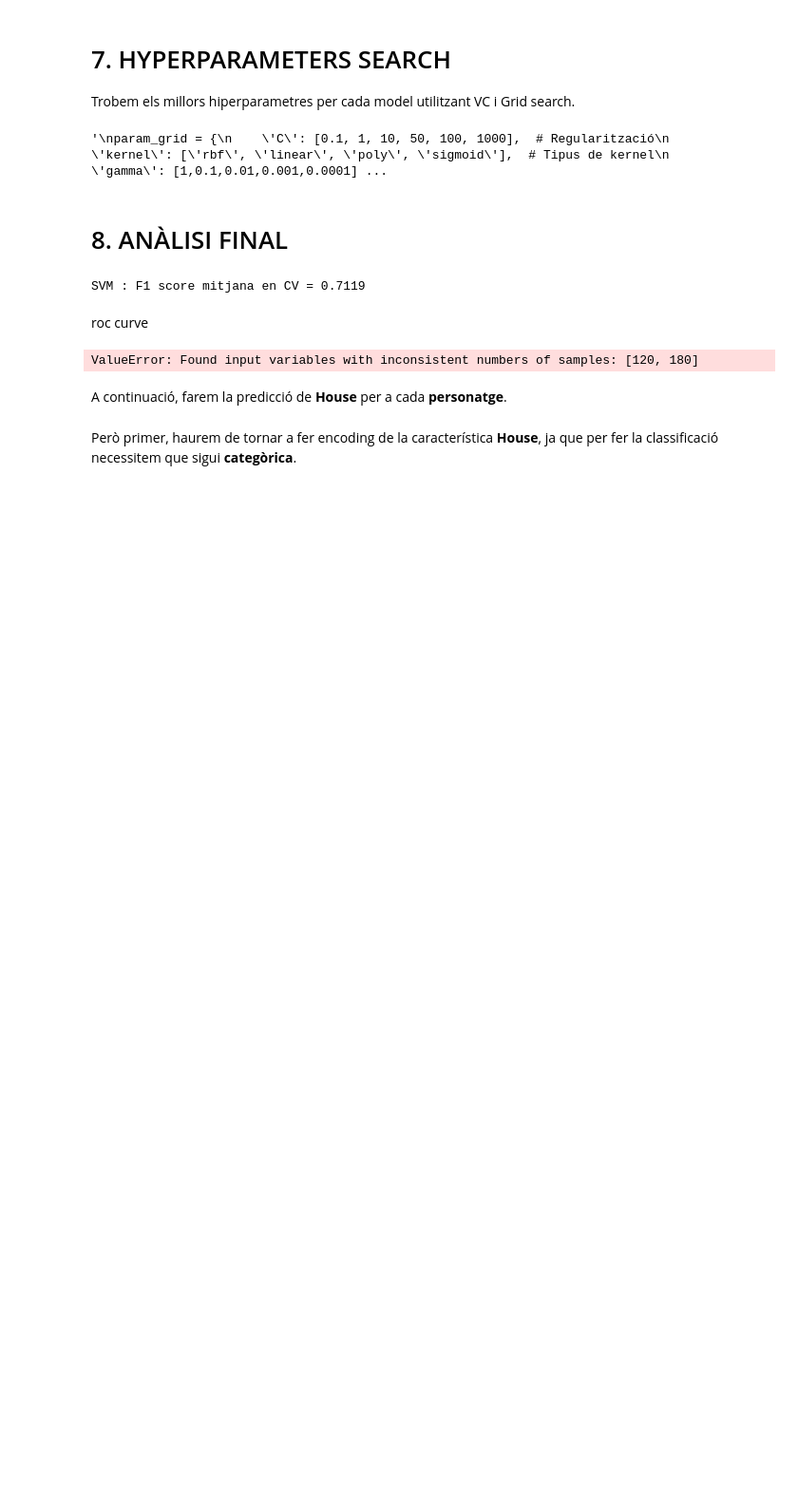
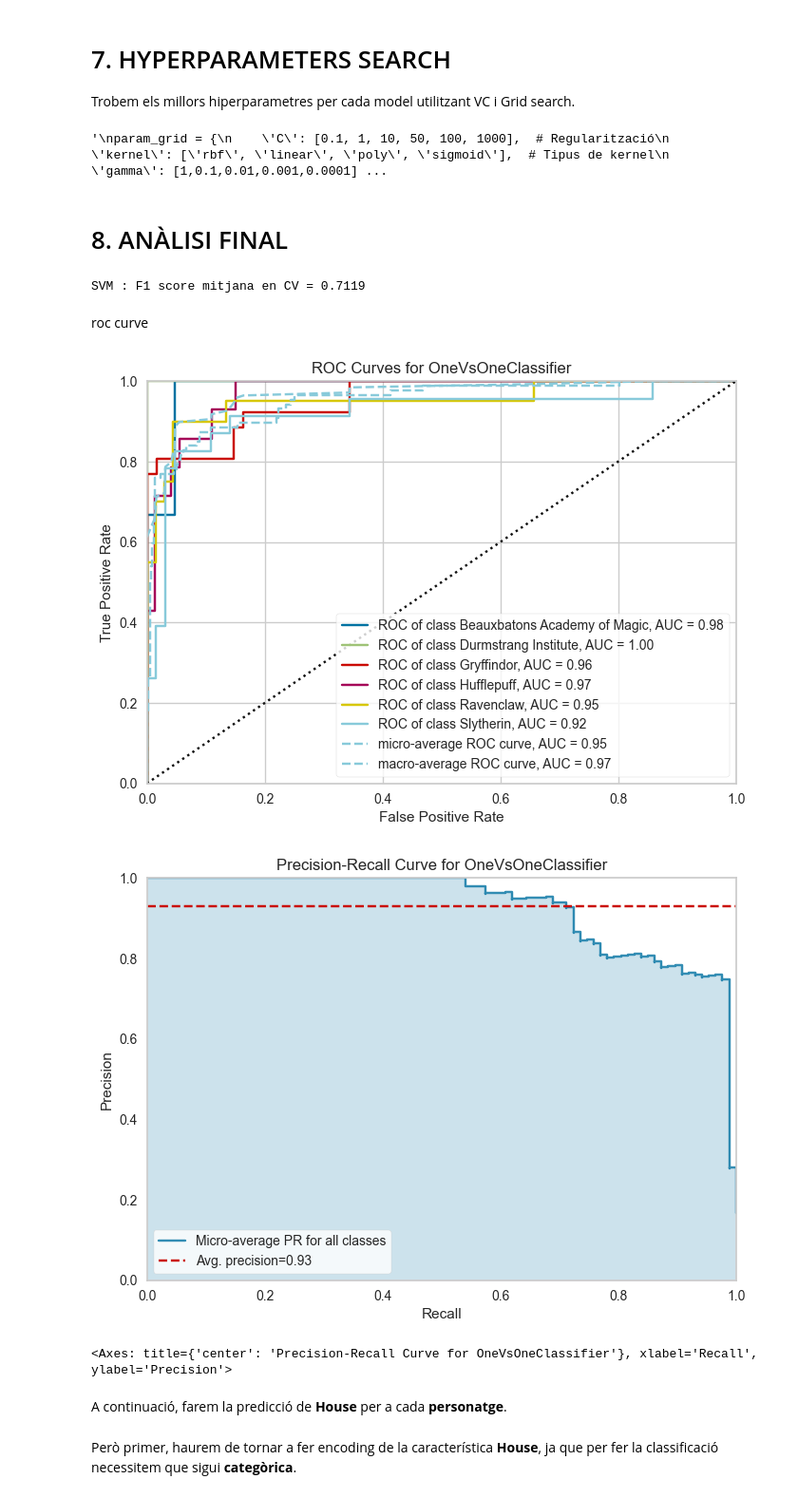
Before and after one commit to HelenaBoneu/HarryPotter, a Jupyter notebook: Harry_Potter.ipynb, the cells around one changed output. Shown at 95% size. Saved outputs shown, nothing was run; the diff lists cells and outputs as text; code cells hidden in the pictures; blank space fills up the shorter version.

```diff
--- a/Harry_Potter.ipynb
+++ b/Harry_Potter.ipynb
@@ -1474,36 +1479,36 @@ SVM : F1 score mitjana en CV = 0.7119
 roc curve
 # %%
 from yellowbrick.classifier import ROCAUC, PrecisionRecallCurve
+
 df['House'] = le.fit_transform(df['House'])
+
 target = 'House'
 attributes = [k for k in df.keys() if k!= target]
 X = df[attributes]
 y = df[target]
 
 X_train, X_test, y_train, y_test = train_test_split(X,y,test_size = 0.25, random_state=2)
-#df['House'] = le.inverse_transform(df['House'].astype(int))
-
 
 model = OneVsOneClassifier(SVC(C= 1, gamma=0.01, kernel='rbf'))
 
 model.fit(X_train, y_train)
 y_pred = model.predict(X_test)
 
 # Corba ROC
 roc = ROCAUC(model, classes=['Beauxbatons Academy of Magic', 'Durmstrang Institute', 'Gryffindor', 'Hufflepuff', 'Ravenclaw', 'Slytherin'])
 roc.fit(X_train, y_train)
-roc.score(X_test, y_test)
+roc.score(X_train, y_train)
 roc.show()
 
-"""
 # Corba PR
 pr = PrecisionRecallCurve(model, classes=['Beauxbatons Academy of Magic', 'Durmstrang Institute', 'Gryffindor', 'Hufflepuff', 'Ravenclaw', 'Slytherin'])
 pr.fit(X_train, y_train)
-pr.score(X_test, y_test)
+pr.score(X_train, y_train)
 pr.show()
-"""
 # %% [output]
+[figure, added]
+[figure, added]
-ValueError: Found input variables with inconsistent numbers of samples: [120, 180]
+<Axes: title={'center': 'Precision-Recall Curve for OneVsOneClassifier'}, xlabel='Recall', ylabel='Precision'>
 # %% [markdown]
 A continuació, farem la predicció de **House** per a cada **personatge**.
 # %% [markdown]
```
Also changed, not shown: parts of 10 cells of this notebook.
